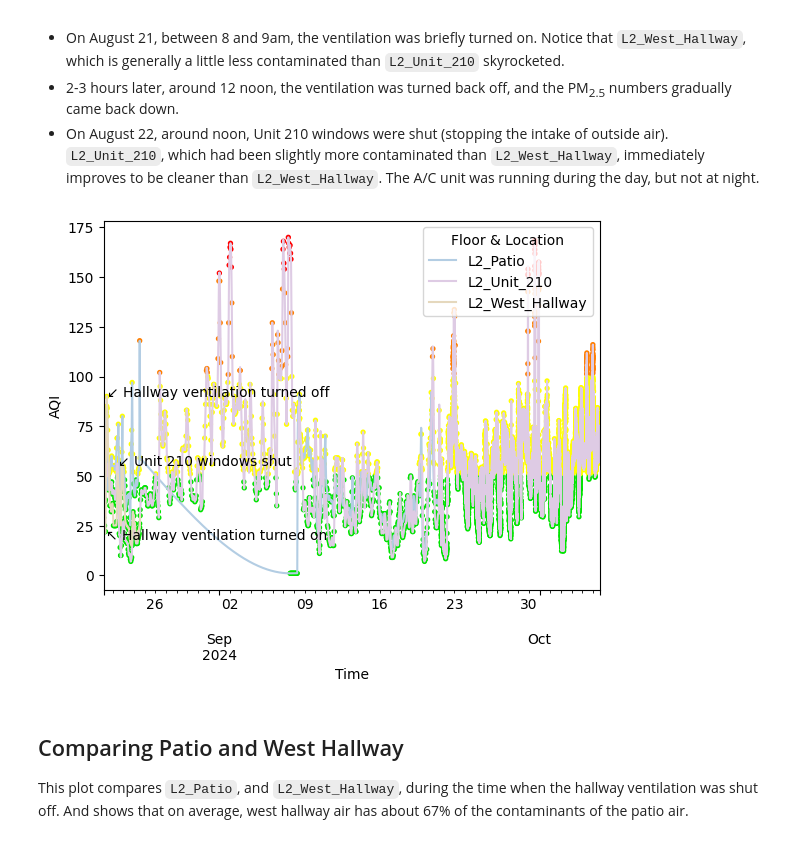
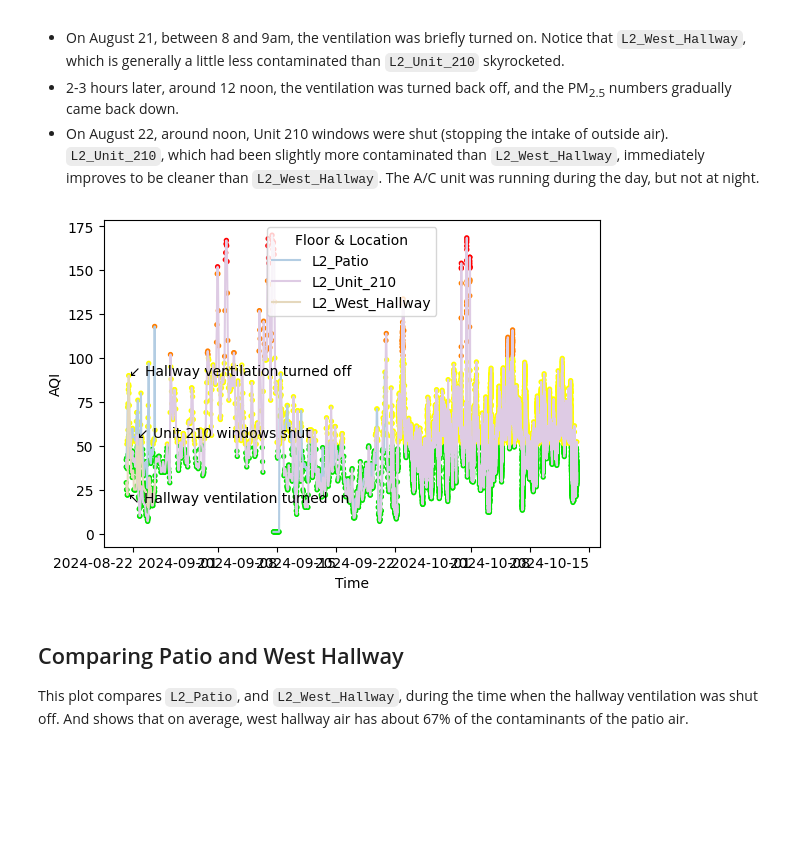
Before and after one commit to jackgene/trellis-aq, a Jupyter notebook: Air Quality Analysis.ipynb, the cells around one changed output. Saved outputs shown, nothing was run; the diff lists cells and outputs as text; code cells hidden in the pictures; blank space fills up the shorter version.

```diff
--- a/Air Quality Analysis.ipynb
+++ b/Air Quality Analysis.ipynb
@@ -34,7 +34,7 @@ def _pivot_df_aqi(df: pd.DataFrame) -> pd.DataFrame:
 
 def display_data(df_aqi_by_time: pd.DataFrame, notes: list[Note]=[]) -> pd.DataFrame:
     color = [color_by_field[field] for field in list(df_aqi_by_time)]
-    ax = df_aqi_by_time.resample("20s").interpolate(method="akima").plot(ylabel="AQI", color=color)
+    ax = df_aqi_by_time.plot(ylabel="AQI", color=color)
     for field in df_aqi_by_time:
         df_aqi_by_time.reset_index().plot.scatter(
             ["Time"], [field],
@@ -96,16 +96,16 @@ Some points of interest:
 # %%
 display_data_overview(
     df_1min,
     notes=[
         Note(x=datetime.datetime.fromisoformat("2024-08-21T08:15:00+08.00"), y=18, s="↖ Hallway ventilation turned on"),
         Note(x=datetime.datetime.fromisoformat("2024-08-21T12:00:00+08.00"), y=90, s="↙ Hallway ventilation turned off"),
         Note(x=datetime.datetime.fromisoformat("2024-08-22T12:00:00+08.00"), y=55, s="↙ Unit 210 windows shut"),
     ],
     start_incl=datetime.datetime.fromisoformat("2024-08-21T04:00:00+08.00"),
-    end_excl=datetime.datetime.fromisoformat("2024-10-06T15:00:00+08.00")
+    end_excl=datetime.datetime.fromisoformat("2024-10-13T15:00:00+08.00")
 )
 # %% [output]
-[figure, old version]
+[figure, new version]
 # %% [markdown]
 ## Comparing Patio and West Hallway
 This plot compares `L2_Patio`, and `L2_West_Hallway`, during the time when the hallway ventilation was shut off. And shows that on average, west hallway air has about 67% of the contaminants of the patio air.
```
Also changed, not shown: parts of 4 cells of this notebook, 1 other file.
